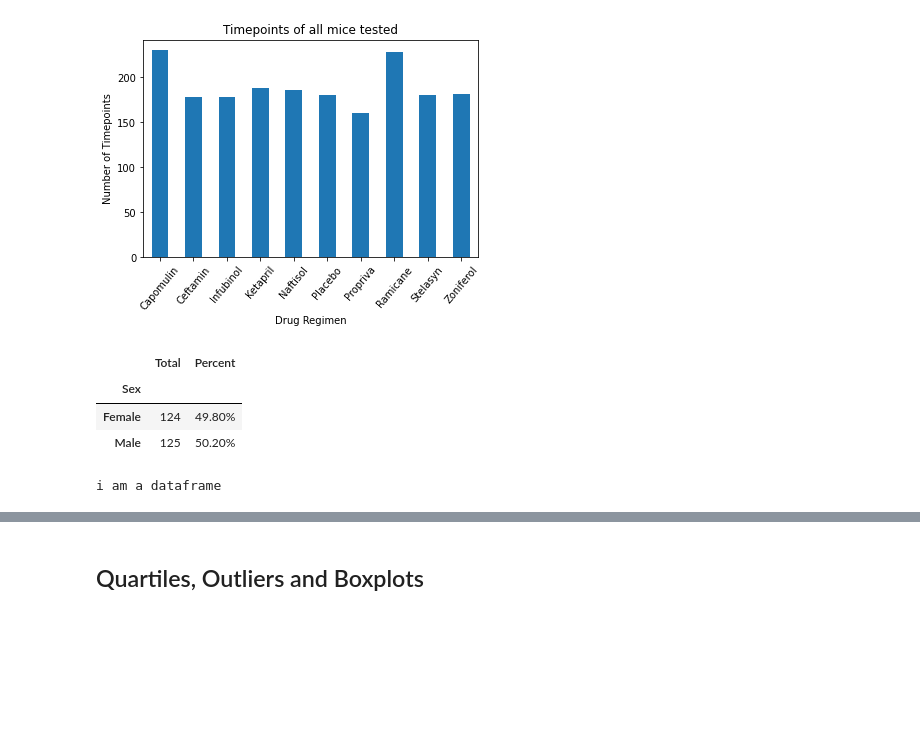
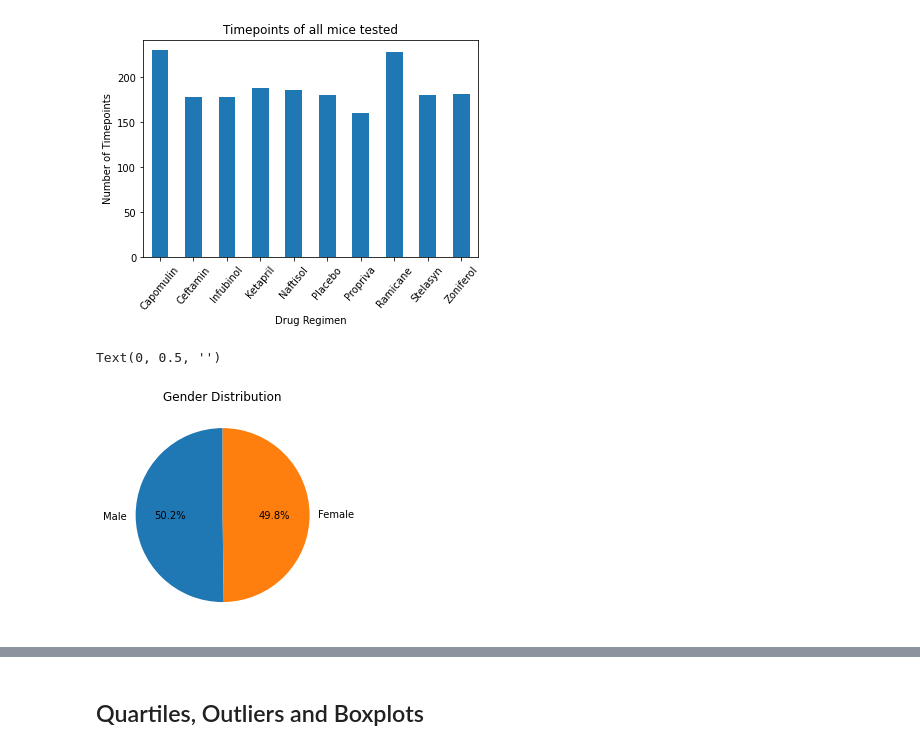
Before and after one commit to wycislo/Pymaceuticals, a Jupyter notebook: PyMaceuticals.ipynb, the cells around one changed output, grey strips where cells are left out. Cells and saved outputs as stored; diff of their text form; code cells hidden in the pictures; blank space fills up the shorter version.

```diff
--- a/PyMaceuticals.ipynb
+++ b/PyMaceuticals.ipynb
@@ -211,45 +239,15 @@ total_timepoints.plot.bar(legend=False,rot=50)
 pass
 # %% [output]
 [figure]
-# %%
-# Generate a pie plot showing the distribution of female versus male mice using Pandas
-
-gender_df = mouse_data_df.groupby(['Mouse ID','Sex'])
-
-mouse_gender_count_df = pd.DataFrame(gender_df.size())
-
-gender_group_df = mouse_gender_count_df.groupby(["Sex"]).count()
-gender_group_df.columns = ["Total"]
-#percents
-gender_group_df["Percent"]=(gender_group_df["Total"]/gender_group_df["Total"].sum())*100
-gender_group_df["Percent"] = gender_group_df["Percent"].astype(float).map('{:,.2f}%'.format)
-gender_group_df
-
-
-#mouse_gender_count_df.head()
-# %% [output]
-|  | Total | Percent |
-| Sex |  |  |
-| Female | 124 | 49.80% |
-| Male | 125 | 50.20% |
-# %%
-# Generate a pie plot showing the distribution of female versus male mice using pyplot
-
-#drugs = drugs.set_index("Drug Regimen")
-#gender_group_df = gender_group_df.set_index("Sex")
-if isinstance(gender_group_df,pd.DataFrame):
-    print('i am a dataframe')
-else:
-    print('i am NOT a dataframe')
-
-#.plot(kind = "pie", subplots=True)
-
-#drugs.plot(kind="bar", legend = False, rot = 50,ylabel = '# of mice')
-
-#plt.title("Number of mice tested with each drug")
-#plt.show
-
-
-#pass
-# %% [output]
-i am a dataframe
+# %%
+# Generate a pie plot showing the distribution of female versus male mice using Pandas
+
+gender_df = mouse_unique_df['Sex'].value_counts()
+
+make_pie = gender_df.plot.pie(autopct = "%1.1f%%", startangle = 90, title='Gender Distribution')
+
+# get rid of y label
+make_pie.set_ylabel('')
+# %% [output]
+Text(0, 0.5, '')
+[figure, added]
```
Also changed, not shown: parts of 11 cells of this notebook.
